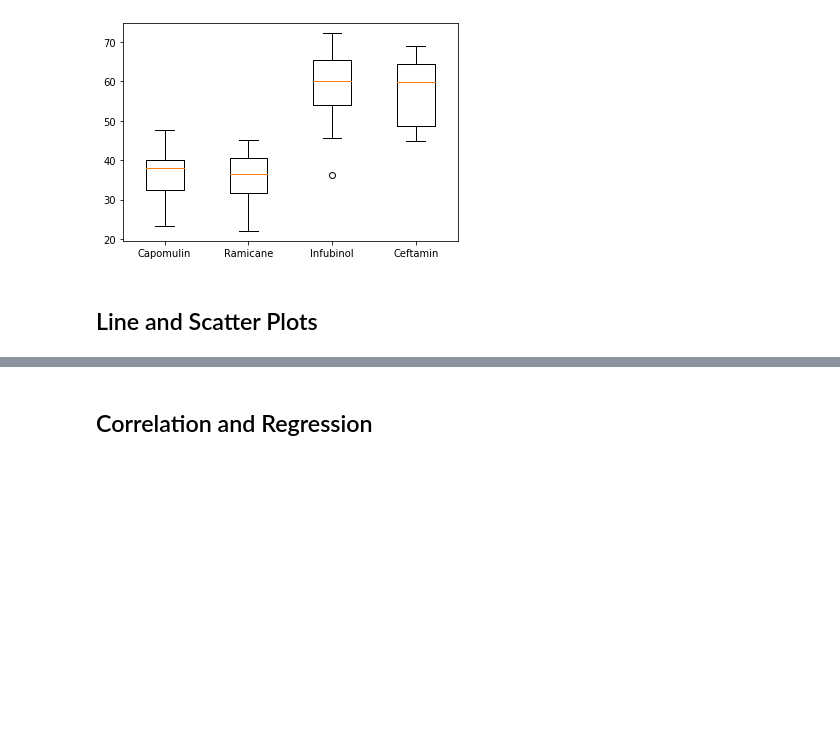
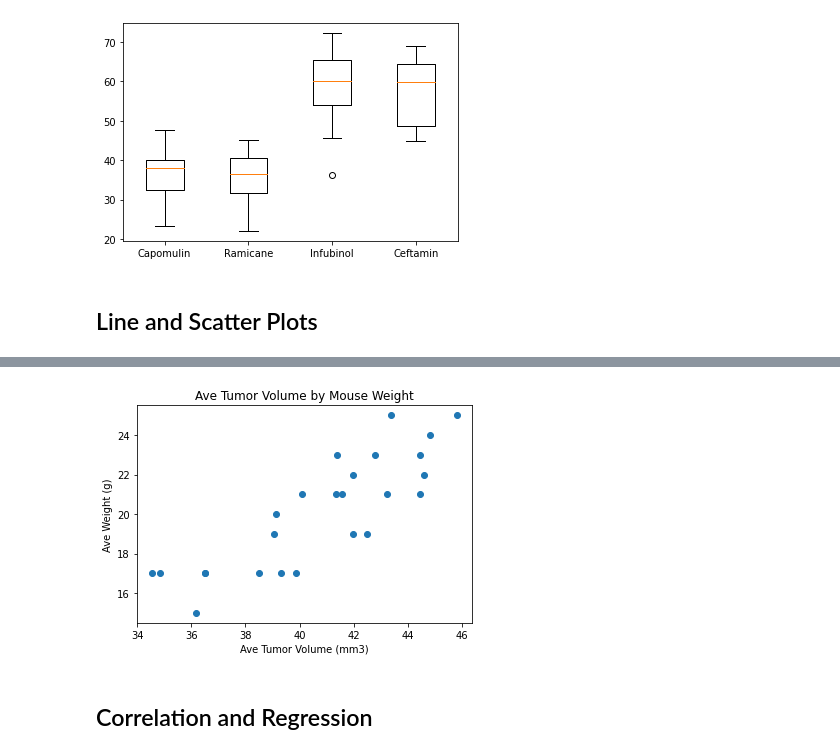
Before and after one commit to rketchum95/Matplotlib-challenge, a Jupyter notebook: main.ipynb, the cells around one changed output, grey strips where cells are left out. Drawn from its saved outputs; the diff is of its cells as text; code cells hidden in the pictures; blank space fills up the shorter version.

```diff
--- a/main.ipynb
+++ b/main.ipynb
@@ -265,5 +280,18 @@ plt.show()
 # %%
 # Generate a scatter plot of average tumor volume vs. mouse weight for the Capomulin regimen
+capomulin_df = clean_study_data_df.loc[clean_study_data_df['drug_regimen']=='Capomulin']
+
+capomulin_means_df = capomulin_df.groupby('mouse_id').agg({'tumor_volume_mm3':['mean'],'weight_g':['mean']}).rename(columns={'tumor_volume_mm3':'Ave Tumor Volume (mm3)','weight_g': 'Ave Weight (g)'})
+# %%
+x=capomulin_means_df['Ave Tumor Volume (mm3)']
+y=capomulin_means_df['Ave Weight (g)']
+plt.scatter(x,y)
+plt.xlabel("Ave Tumor Volume (mm3)")
+plt.ylabel("Ave Weight (g)")
+plt.title("Ave Tumor Volume by Mouse Weight")
+plt.show()
+# %% [output]
+[figure, added]
 # %% [markdown]
 ## Correlation and Regression
 # %%
```
Also changed, not shown: parts of 2 cells of this notebook.
